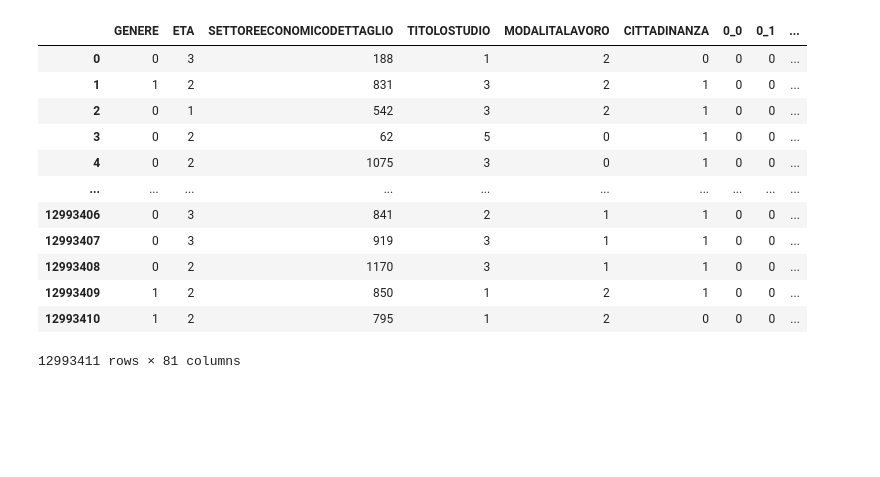
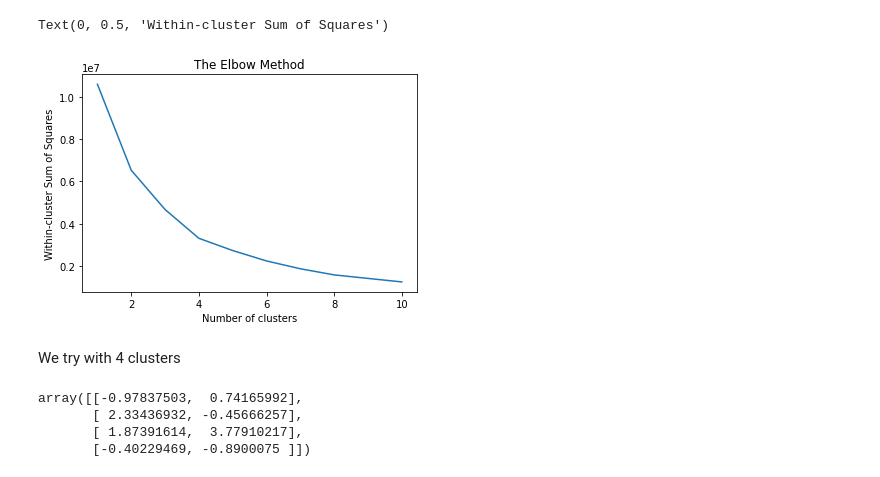
Before and after one commit to BruhZul/DataScienceLaboratory, a Jupyter notebook: Lab3/machine_model.ipynb, the cells around one changed output. Drawn from its saved outputs; the diff is of its cells as text; code cells hidden in the pictures; blank space fills up the shorter version.

```diff
--- a/Lab3/machine_model.ipynb
+++ b/Lab3/machine_model.ipynb
@@ -13,0 +46,17 @@ from sklearn.feature_selection import SelectKBest
+# %%
+def kmeansElbow(X,range_n_clusters):
+# Create all possible cluster solutions with a loop
+    wcss = []
+    for n_clusters in range_n_clusters:
+
+        # Cluster solution with i clusters
+        kmeans = KMeans(n_clusters= n_clusters)
+        # Fit the data
+        kmeans.fit(X)
+        # Find WCSS for the current iteration (inertia measure)
+        wcss_iter = kmeans.inertia_
+        # Append the value to the WCSS list
+        wcss.append(wcss_iter)
+
+
+    return wcss
@@ -14,2 +134,4 @@ from sklearn.feature_selection import SelectKBest
 # %%
-inputPath = "C:\\Users\\rotol\\Downloads\\Contracts_feature.csv"
+inputPath = "C:\\Users\\rotol\\Downloads\\Contracts_reduced_B2020.csv"
+contracts_red_before2020 = pd.read_csv(inputPath)
+contracts_red_before2020
@@ -27,17 +151,0 @@ contracts.head()
-# %%
-contracts.drop(labels=['Unnamed: 0','DATA'], axis=1, inplace=True)
-contracts
-# %% [output]
-|  | GENERE | ETA | SETTOREECONOMICODETTAGLIO | TITOLOSTUDIO | MODALITALAVORO | CITTADINANZA | 0_0 | 0_1 | ... |
-| 0 | 0 | 3 | 188 | 1 | 2 | 0 | 0 | 0 | ... |
-| 1 | 1 | 2 | 831 | 3 | 2 | 1 | 0 | 0 | ... |
-| 2 | 0 | 1 | 542 | 3 | 2 | 1 | 0 | 0 | ... |
-| 3 | 0 | 2 | 62 | 5 | 0 | 1 | 0 | 0 | ... |
-| 4 | 0 | 2 | 1075 | 3 | 0 | 1 | 0 | 0 | ... |
-| ... | ... | ... | ... | ... | ... | ... | ... | ... | ... |
-| 12993406 | 0 | 3 | 841 | 2 | 1 | 1 | 0 | 0 | ... |
-| 12993407 | 0 | 3 | 919 | 3 | 1 | 1 | 0 | 0 | ... |
-| 12993408 | 0 | 2 | 1170 | 3 | 1 | 1 | 0 | 0 | ... |
-| 12993409 | 1 | 2 | 850 | 1 | 2 | 1 | 0 | 0 | ... |
-| 12993410 | 1 | 2 | 795 | 1 | 2 | 0 | 0 | 0 | ... |
-12993411 rows × 81 columns
@@ -49,0 +152,24 @@ print(clf.centroids_)
+# %%
+wcss = kmeansElbow(contracts_red_before2020, range(1,11))
+
+
+number_clusters = range(1,11)
+plt.plot(number_clusters,wcss)
+plt.title('The Elbow Method')
+plt.xlabel('Number of clusters')
+plt.ylabel('Within-cluster Sum of Squares')
+# %% [output]
+Text(0, 0.5, 'Within-cluster Sum of Squares')
+[figure, added]
+# %% [markdown]
+We try with 4 clusters
+# %%
+modelB2020 = KMeans(n_clusters=4)
+labels = modelB2020.fit_predict(contracts_red_before2020)
+centroids = modelB2020.cluster_centers_
+centroids
+# %% [output]
+array([[-0.97837503,  0.74165992],
+       [ 2.33436932, -0.45666257],
+       [ 1.87391614,  3.77910217],
+       [-0.40229469, -0.8900075 ]])
```
Also changed, not shown: parts of 24 cells of this notebook, 4 other files.
